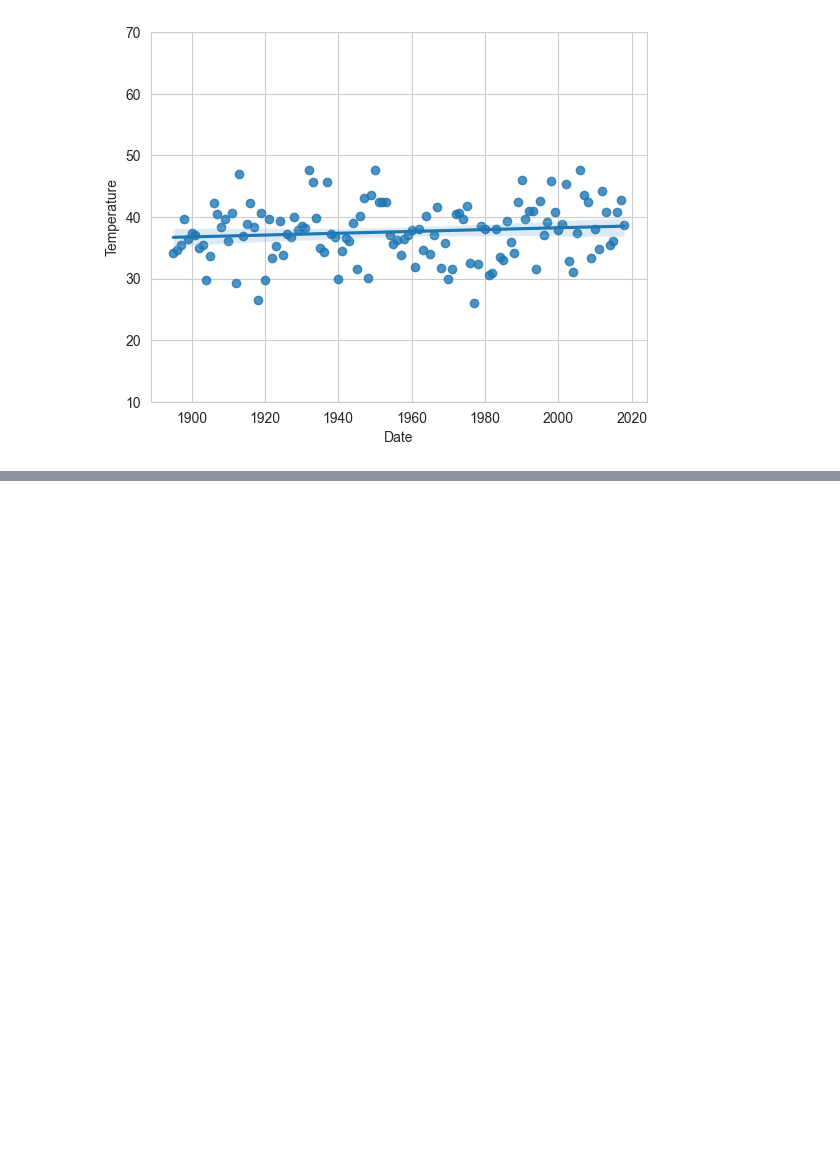
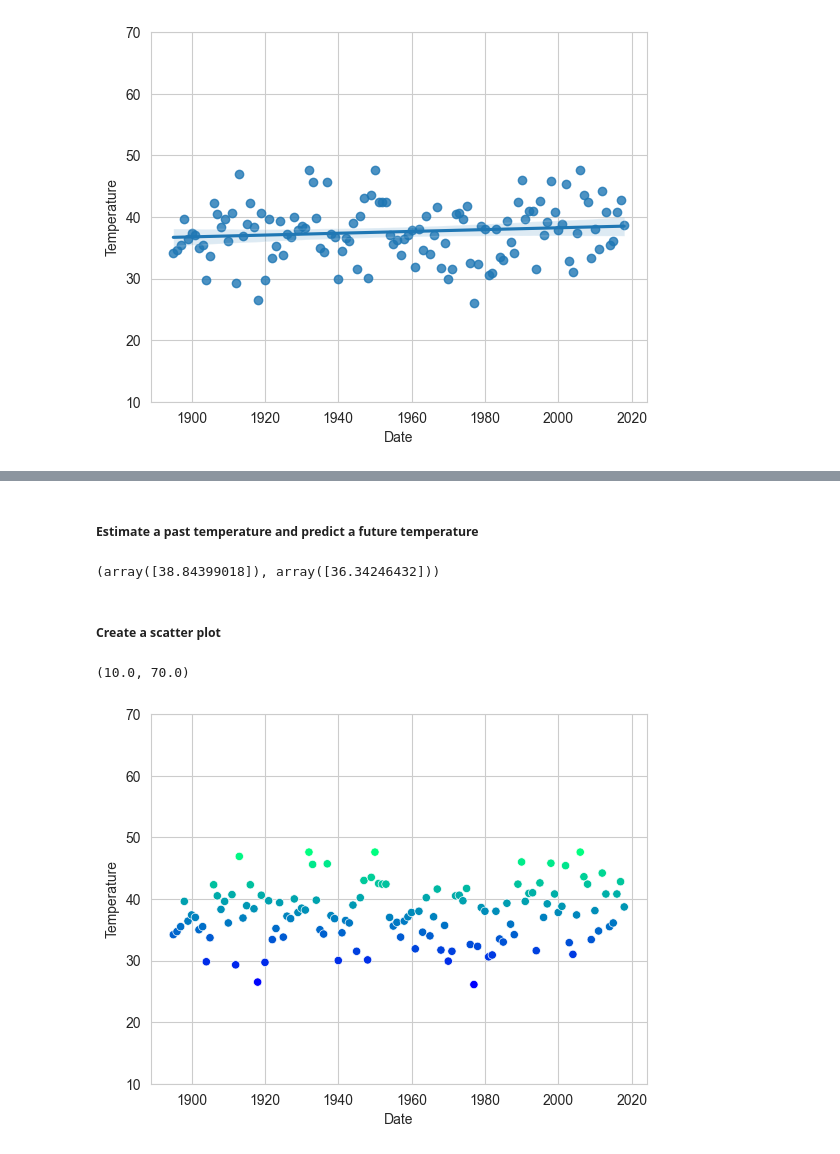
Before and after one commit to ceradrake/datafun-07-ml-predictive, a Jupyter notebook: Task4.ipynb, the cells around one changed output, grey strips where cells are left out. Drawn from its saved outputs; the diff is of its cells as text; code cells hidden in the pictures; blank space fills up the shorter version.

```diff
--- a/Task4.ipynb
+++ b/Task4.ipynb
@@ -103,0 +156,15 @@ axes.set_ylim(10, 70)
+# %% [markdown]
+##### Estimate a past temperature and predict a future temperature
+# %%
+predict = (lambda x: linear_regression.coef_ * x + linear_regression.intercept_)
+predict(2019) , predict(1890)
+# %% [output]
+(array([38.84399018]), array([36.34246432]))
+# %% [markdown]
+##### Create a scatter plot
+# %%
+axes = sns.scatterplot(data=nyc, x='Date', y='Temperature', hue='Temperature', palette='winter', legend=False)
+axes.set_ylim(10, 70)
+# %% [output]
+(10.0, 70.0)
+[figure, added]
```
Also changed, not shown: parts of 16 cells of this notebook.
